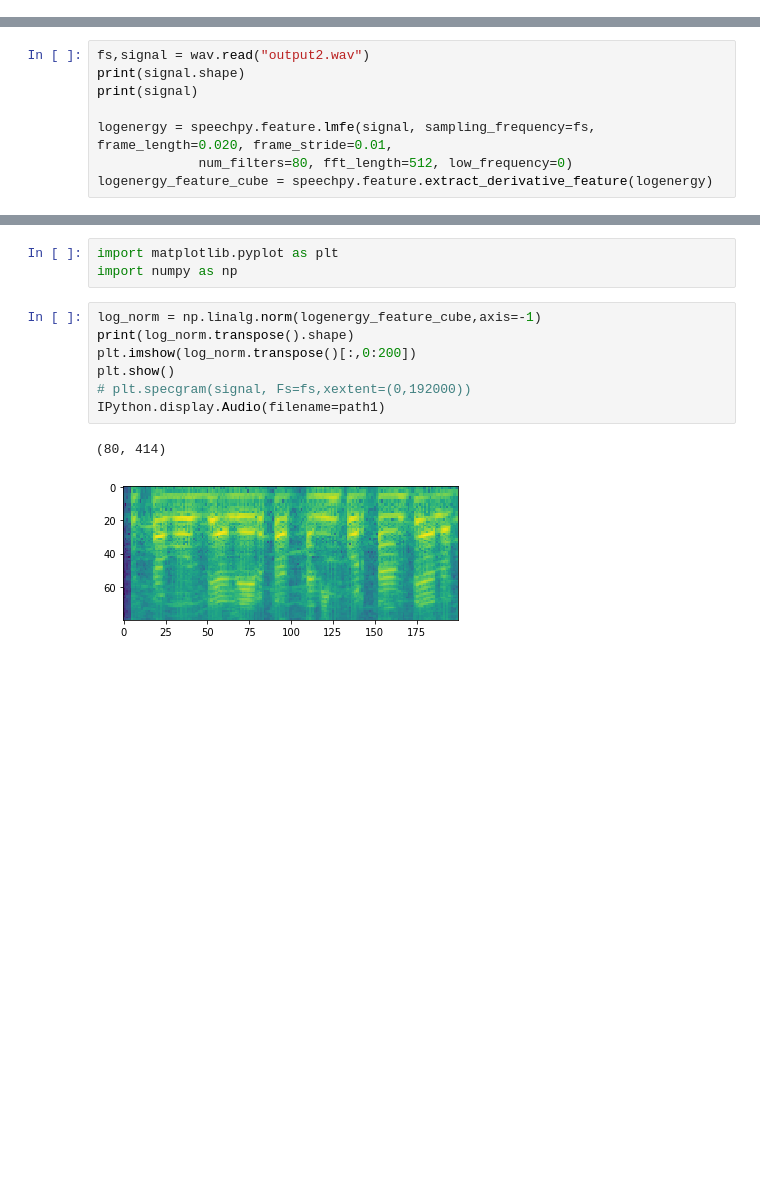
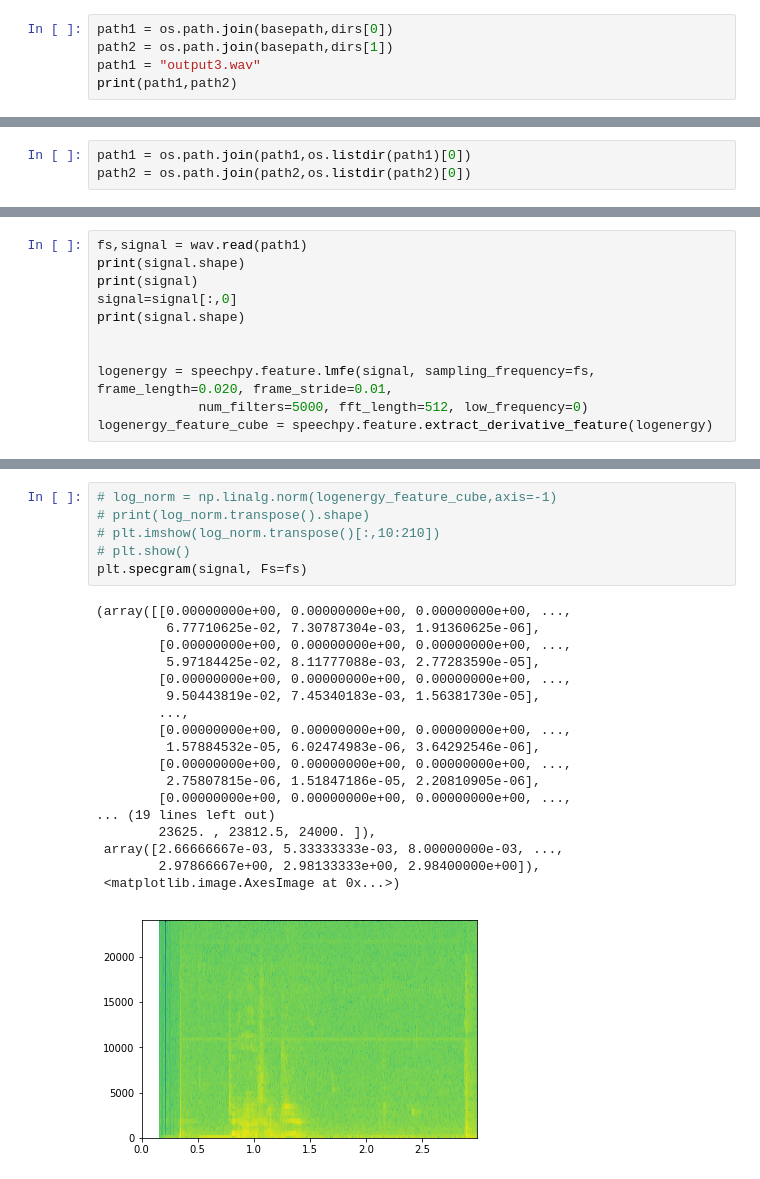
Before and after one commit to ArvinSiChuan/speacker-rec-keras, a Jupyter notebook: MFEC.ipynb, the cells around one changed output, grey strips where cells are left out. Drawn from its saved outputs; the diff is of its cells as text; blank space fills up the shorter version.

```diff
--- a/MFEC.ipynb
+++ b/MFEC.ipynb
@@ -12,0 +17,5 @@ os.environ['path2'] = path2
+# %%
+path1 = os.path.join(basepath,dirs[0])
+path2 = os.path.join(basepath,dirs[1])
+path1 = "output3.wav"
+print(path1,path2)
@@ -13,3 +24,6 @@ os.environ['path2'] = path2
+# %%
+path1 = os.path.join(path1,os.listdir(path1)[0])
+path2 = os.path.join(path2,os.listdir(path2)[0])
 # %%
 IPython.display.Audio(filename=path1)
 # %% [output]
@@ -46,9 +35,12 @@ import scipy.io.wavfile as wav
 # %%
-fs,signal = wav.read("output2.wav")
+fs,signal = wav.read(path1)
 print(signal.shape)
 print(signal)
+signal=signal[:,0]
+print(signal.shape)
+
 
 logenergy = speechpy.feature.lmfe(signal, sampling_frequency=fs, frame_length=0.020, frame_stride=0.01,
-             num_filters=80, fft_length=512, low_frequency=0)
+             num_filters=5000, fft_length=512, low_frequency=0)
 logenergy_feature_cube = speechpy.feature.extract_derivative_feature(logenergy)
 # %% [output]
@@ -78,13 +77,25 @@ print (logenergy_feature_cube)
-# %%
-import matplotlib.pyplot as plt
-import numpy as np
 # %%
-log_norm = np.linalg.norm(logenergy_feature_cube,axis=-1)
-print(log_norm.transpose().shape)
-plt.imshow(log_norm.transpose()[:,0:200])
-plt.show()
-# plt.specgram(signal, Fs=fs,xextent=(0,192000))
-IPython.display.Audio(filename=path1)
+# log_norm = np.linalg.norm(logenergy_feature_cube,axis=-1)
+# print(log_norm.transpose().shape)
+# plt.imshow(log_norm.transpose()[:,10:210])
+# plt.show()
+plt.specgram(signal, Fs=fs)
 # %% [output]
-(80, 414)
+(array([[0.00000000e+00, 0.00000000e+00, 0.00000000e+00, ...,
+         6.77710625e-02, 7.30787304e-03, 1.91360625e-06],
+        [0.00000000e+00, 0.00000000e+00, 0.00000000e+00, ...,
+         5.97184425e-02, 8.11777088e-03, 2.77283590e-05],
+        [0.00000000e+00, 0.00000000e+00, 0.00000000e+00, ...,
+         9.50443819e-02, 7.45340183e-03, 1.56381730e-05],
+        ...,
+        [0.00000000e+00, 0.00000000e+00, 0.00000000e+00, ...,
+         1.57884532e-05, 6.02474983e-06, 3.64292546e-06],
+        [0.00000000e+00, 0.00000000e+00, 0.00000000e+00, ...,
+         2.75807815e-06, 1.51847186e-05, 2.20810905e-06],
+        [0.00000000e+00, 0.00000000e+00, 0.00000000e+00, ...,
+... (19 lines left out)
+        23625. , 23812.5, 24000. ]),
+ array([2.66666667e-03, 5.33333333e-03, 8.00000000e-03, ...,
+        2.97866667e+00, 2.98133333e+00, 2.98400000e+00]),
+ <matplotlib.image.AxesImage at 0x...>)
-[figure, old version]
+[figure, new version]
```
Also changed, not shown: parts of 12 cells of this notebook.
